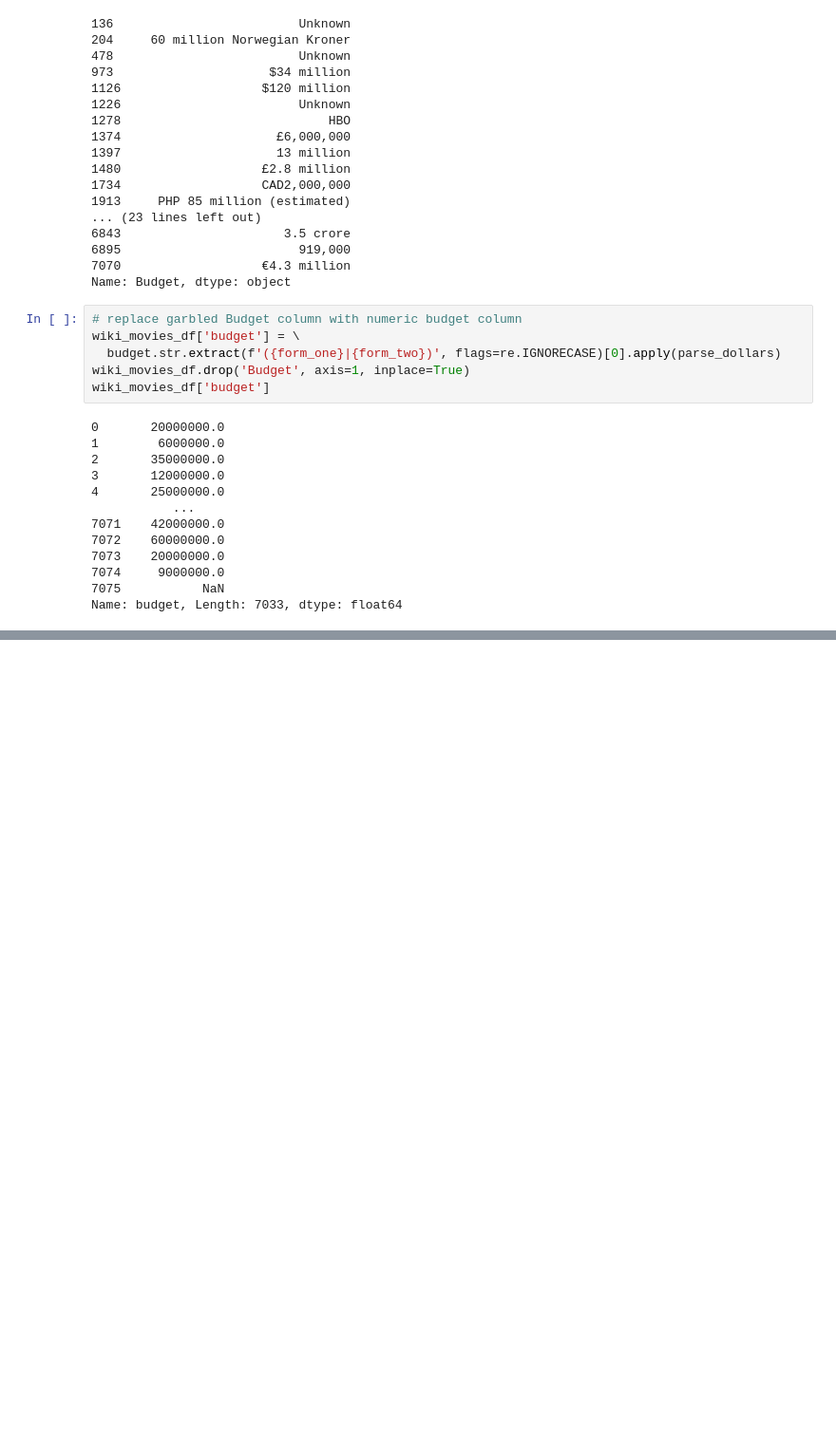
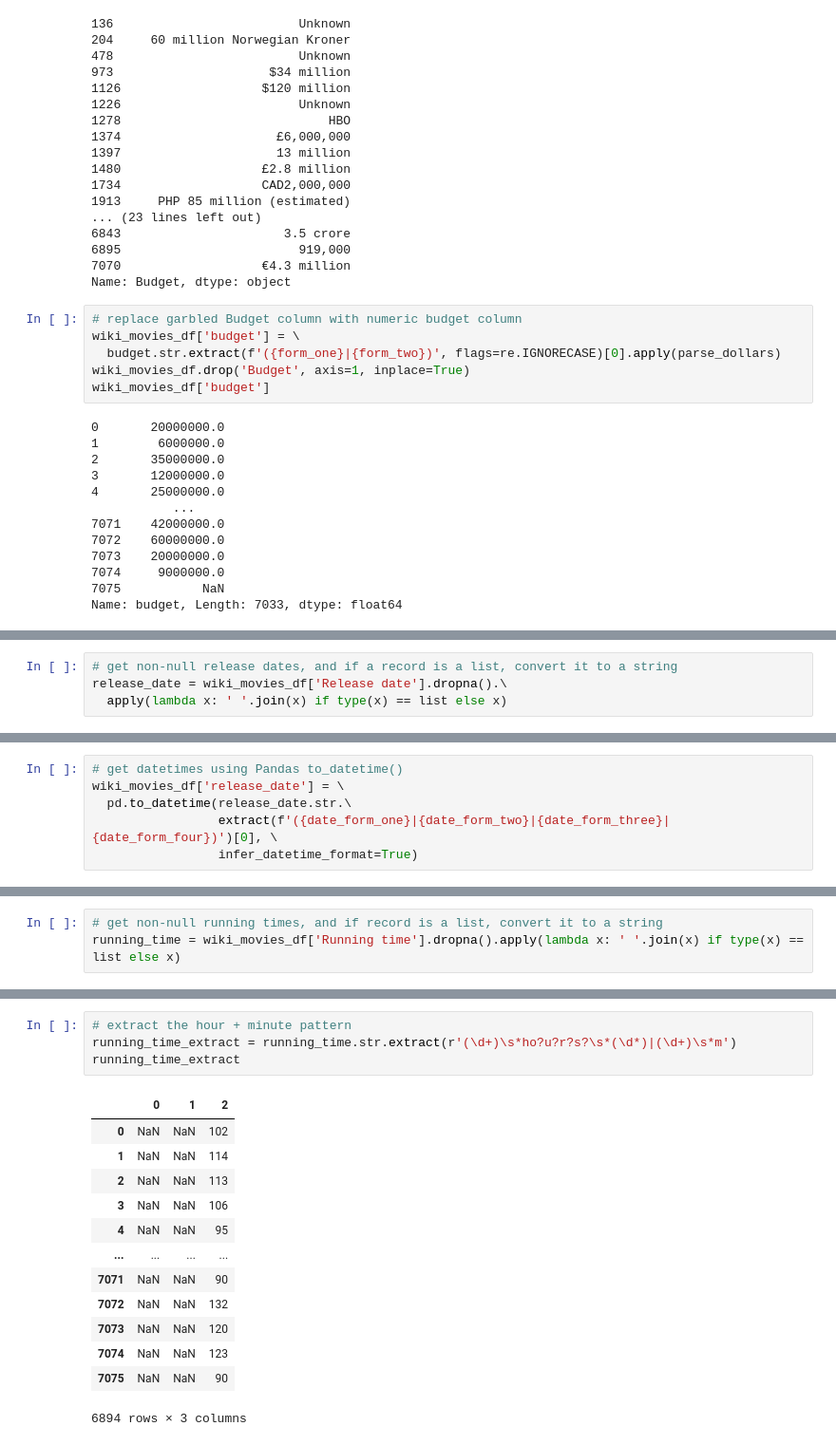
Before and after one commit to graemet-umich/Movies-ETL, a Jupyter notebook: mod8_tagalong.ipynb, the cells around one changed output, grey strips where cells are left out. Shown: that part at 95% size. Cells and saved outputs as stored; diff of their text form; blank space fills up the shorter version.

Commit message:
parse release date and running time

```diff
--- a/mod8_tagalong.ipynb
+++ b/mod8_tagalong.ipynb
@@ -882,0 +885,4 @@ Name: budget, Length: 7033, dtype: float64
+# %%
+# get non-null release dates, and if a record is a list, convert it to a string
+release_date = wiki_movies_df['Release date'].dropna().\
+  apply(lambda x: ' '.join(x) if type(x) == list else x)
@@ -882,0 +919,6 @@ Name: budget, Length: 7033, dtype: float64
+# %%
+# get datetimes using Pandas to_datetime()
+wiki_movies_df['release_date'] = \
+  pd.to_datetime(release_date.str.\
+                 extract(f'({date_form_one}|{date_form_two}|{date_form_three}|{date_form_four})')[0], \
+                 infer_datetime_format=True)
@@ -882,0 +927,3 @@ Name: budget, Length: 7033, dtype: float64
+# %%
+# get non-null running times, and if record is a list, convert it to a string
+running_time = wiki_movies_df['Running time'].dropna().apply(lambda x: ' '.join(x) if type(x) == list else x)
@@ -882,0 +978,18 @@ Name: budget, Length: 7033, dtype: float64
+# %%
+# extract the hour + minute pattern
+running_time_extract = running_time.str.extract(r'(\d+)\s*ho?u?r?s?\s*(\d*)|(\d+)\s*m')
+running_time_extract
+# %% [output]
+|  | 0 | 1 | 2 |
+| 0 | NaN | NaN | 102 |
+| 1 | NaN | NaN | 114 |
+| 2 | NaN | NaN | 113 |
+| 3 | NaN | NaN | 106 |
+| 4 | NaN | NaN | 95 |
+| ... | ... | ... | ... |
+| 7071 | NaN | NaN | 90 |
+| 7072 | NaN | NaN | 132 |
+| 7073 | NaN | NaN | 120 |
+| 7074 | NaN | NaN | 123 |
+| 7075 | NaN | NaN | 90 |
+6894 rows × 3 columns
```
Also changed, not shown: parts of 14 cells of this notebook.
